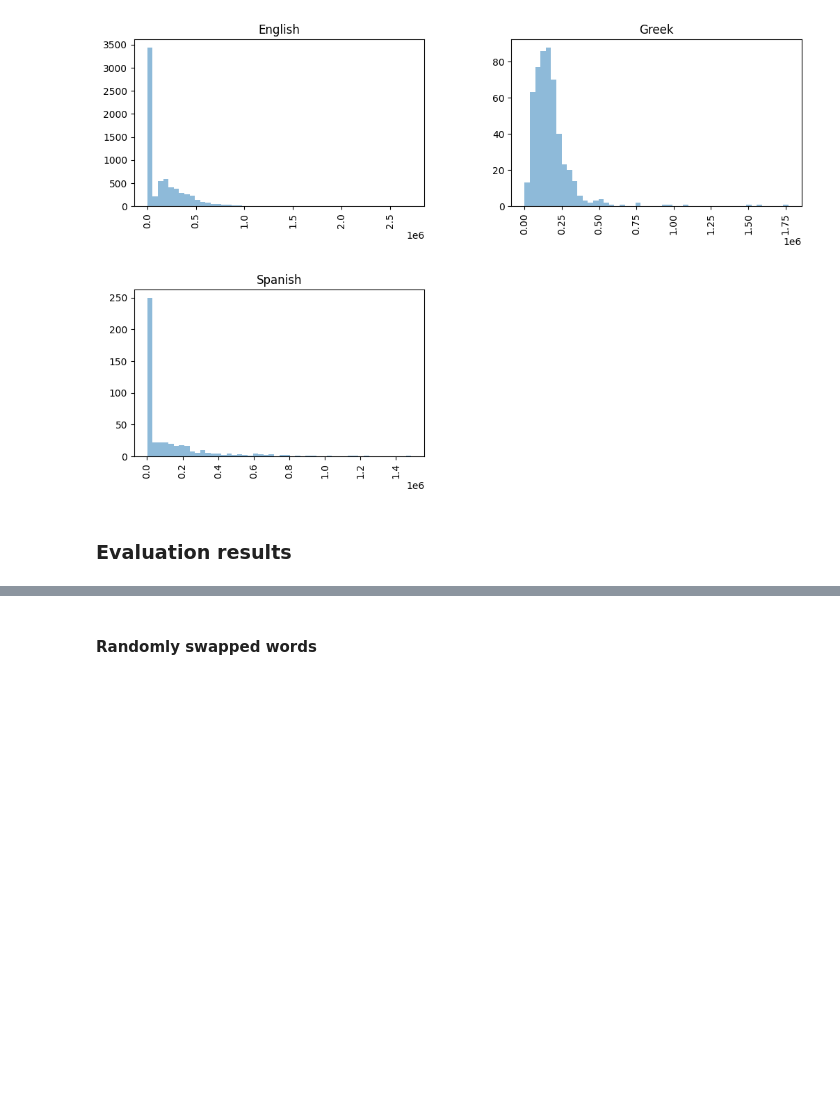
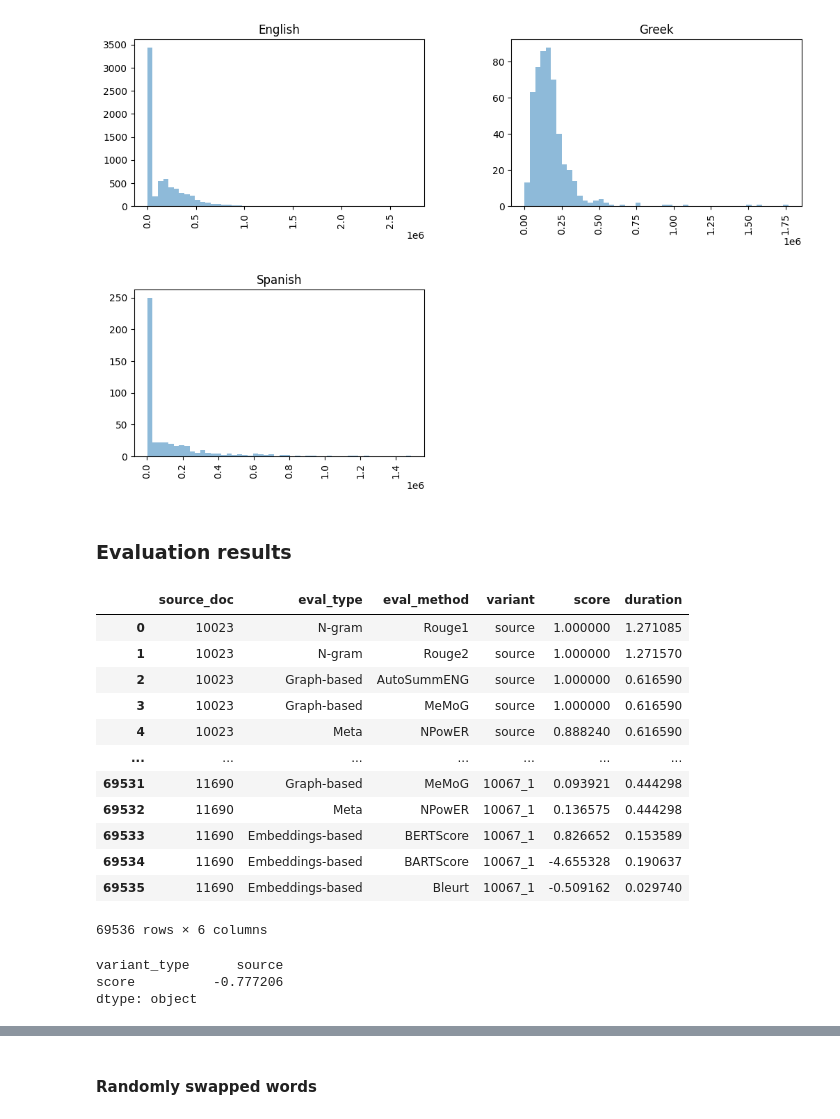
Before and after one commit to stefsyrsiri/financial-summarization-meta-evaluation, a Jupyter notebook: analysis.ipynb, the cells around one changed output, grey strips where cells are left out. Saved outputs shown, nothing was run; the diff lists cells and outputs as text; code cells hidden in the pictures; blank space fills up the shorter version.

```diff
--- a/analysis.ipynb
+++ b/analysis.ipynb
@@ -488,6 +530,22 @@ array([[<Axes: title={'center': 'English'}>,
 [figure]
 # %% [markdown]
 ### Evaluation results
+# %%
+en  # source_doc, variant
+# %% [output]
+|  | source_doc | eval_type | eval_method | variant | score | duration |
+| 0 | 10023 | N-gram | Rouge1 | source | 1.000000 | 1.271085 |
+| 1 | 10023 | N-gram | Rouge2 | source | 1.000000 | 1.271570 |
+| 2 | 10023 | Graph-based | AutoSummENG | source | 1.000000 | 0.616590 |
+| 3 | 10023 | Graph-based | MeMoG | source | 1.000000 | 0.616590 |
+| 4 | 10023 | Meta | NPowER | source | 0.888240 | 0.616590 |
+| ... | ... | ... | ... | ... | ... | ... |
+| 69531 | 11690 | Graph-based | MeMoG | 10067_1 | 0.093921 | 0.444298 |
+| 69532 | 11690 | Meta | NPowER | 10067_1 | 0.136575 | 0.444298 |
+| 69533 | 11690 | Embeddings-based | BERTScore | 10067_1 | 0.826652 | 0.153589 |
+| 69534 | 11690 | Embeddings-based | BARTScore | 10067_1 | -4.655328 | 0.190637 |
+| 69535 | 11690 | Embeddings-based | Bleurt | 10067_1 | -0.509162 | 0.029740 |
+69536 rows × 6 columns
 # %%
 en = pd.read_csv('results/English.csv')  # ver: _1
 el = pd.read_csv('results/Greek.csv')  # ver: _2
@@ -519,6 +596,12 @@ for method in ['BARTScore', 'Bleurt']:
     min_val = scores.min()
     max_val = scores.max()
     en.loc[method_scores, 'score'] = (scores - min_val) / (max_val - min_val)
+# %%
+en.loc[en['eval_method'] == 'BARTScore', ['variant_type', 'score']].max()
+# %% [output]
+variant_type      source
+score          -0.777206
+dtype: object
 # %%
 # Correlation
 en['language'] = 'English'
```
Also changed, not shown: parts of 23 cells of this notebook.
